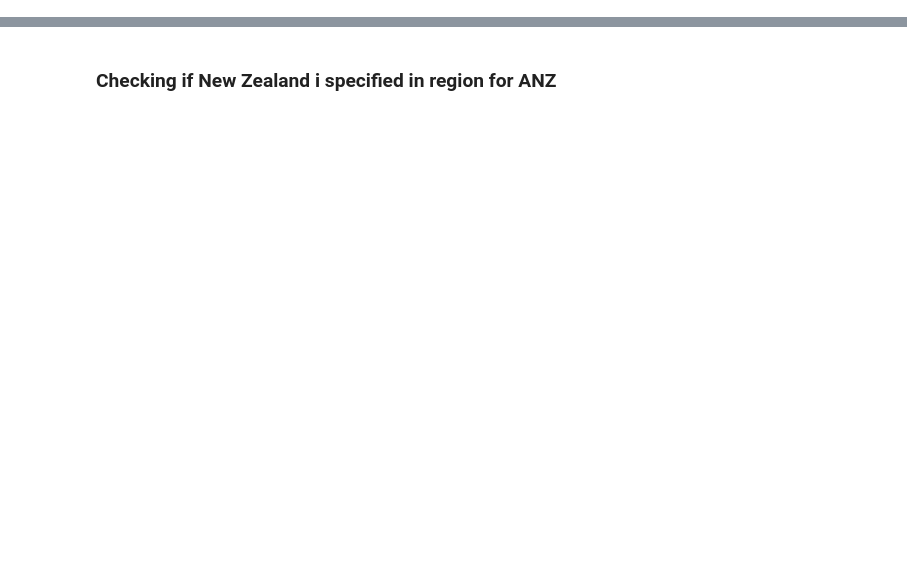
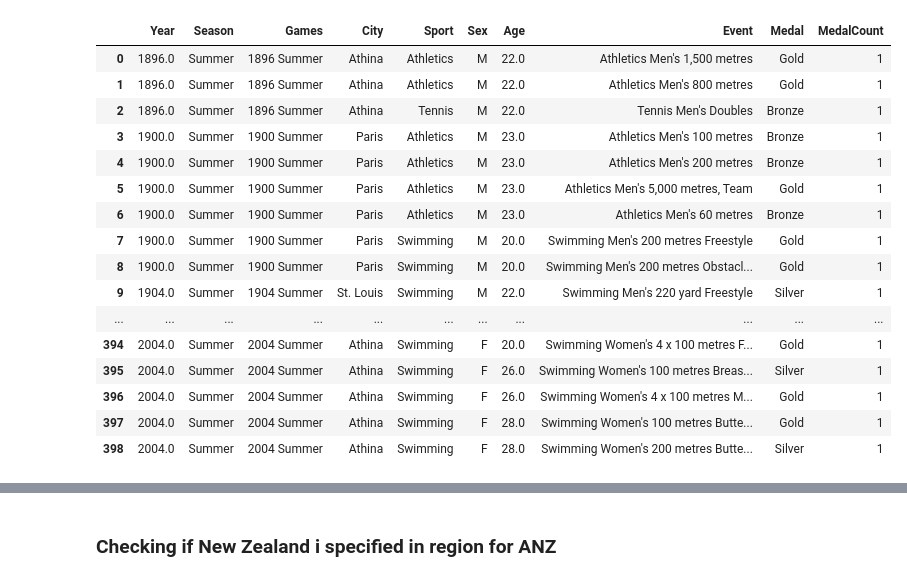
Before and after one commit to pontuskungsbacka/Project_OS_Australia, a Jupyter notebook: notebooks/Pontus.ipynb, the cells around one changed output, grey strips where cells are left out. Cells and saved outputs as stored; diff of their text form; code cells hidden in the pictures; blank space fills up the shorter version.

```diff
--- a/notebooks/Pontus.ipynb
+++ b/notebooks/Pontus.ipynb
@@ -41,0 +158,21 @@ medals_total = (
+# %%
+aus_medals = medals_filtered.groupby(["region", "Year", "Season", "Games", "City", "Sport", "Sex", "Age", "Event"])["Medal"].value_counts().loc["Australia"].reset_index(name="MedalCount")
+aus_medals
+# %% [output]
+|  | Year | Season | Games | City | Sport | Sex | Age | Event | Medal | MedalCount |
+| 0 | 1896.0 | Summer | 1896 Summer | Athina | Athletics | M | 22.0 | Athletics Men's 1,500 metres | Gold | 1 |
+| 1 | 1896.0 | Summer | 1896 Summer | Athina | Athletics | M | 22.0 | Athletics Men's 800 metres | Gold | 1 |
+| 2 | 1896.0 | Summer | 1896 Summer | Athina | Tennis | M | 22.0 | Tennis Men's Doubles | Bronze | 1 |
+| 3 | 1900.0 | Summer | 1900 Summer | Paris | Athletics | M | 23.0 | Athletics Men's 100 metres | Bronze | 1 |
+| 4 | 1900.0 | Summer | 1900 Summer | Paris | Athletics | M | 23.0 | Athletics Men's 200 metres | Bronze | 1 |
+| 5 | 1900.0 | Summer | 1900 Summer | Paris | Athletics | M | 23.0 | Athletics Men's 5,000 metres, Team | Gold | 1 |
+| 6 | 1900.0 | Summer | 1900 Summer | Paris | Athletics | M | 23.0 | Athletics Men's 60 metres | Bronze | 1 |
+| 7 | 1900.0 | Summer | 1900 Summer | Paris | Swimming | M | 20.0 | Swimming Men's 200 metres Freestyle | Gold | 1 |
+| 8 | 1900.0 | Summer | 1900 Summer | Paris | Swimming | M | 20.0 | Swimming Men's 200 metres Obstacl... | Gold | 1 |
+| 9 | 1904.0 | Summer | 1904 Summer | St. Louis | Swimming | M | 22.0 | Swimming Men's 220 yard Freestyle | Silver | 1 |
+| ... | ... | ... | ... | ... | ... | ... | ... | ... | ... | ... |
+| 394 | 2004.0 | Summer | 2004 Summer | Athina | Swimming | F | 20.0 | Swimming Women's 4 x 100 metres F... | Gold | 1 |
+| 395 | 2004.0 | Summer | 2004 Summer | Athina | Swimming | F | 26.0 | Swimming Women's 100 metres Breas... | Silver | 1 |
+| 396 | 2004.0 | Summer | 2004 Summer | Athina | Swimming | F | 26.0 | Swimming Women's 4 x 100 metres M... | Gold | 1 |
+| 397 | 2004.0 | Summer | 2004 Summer | Athina | Swimming | F | 28.0 | Swimming Women's 100 metres Butte... | Gold | 1 |
+| 398 | 2004.0 | Summer | 2004 Summer | Athina | Swimming | F | 28.0 | Swimming Women's 200 metres Butte... | Silver | 1 |
```
Also changed, not shown: parts of 30 cells of this notebook.
